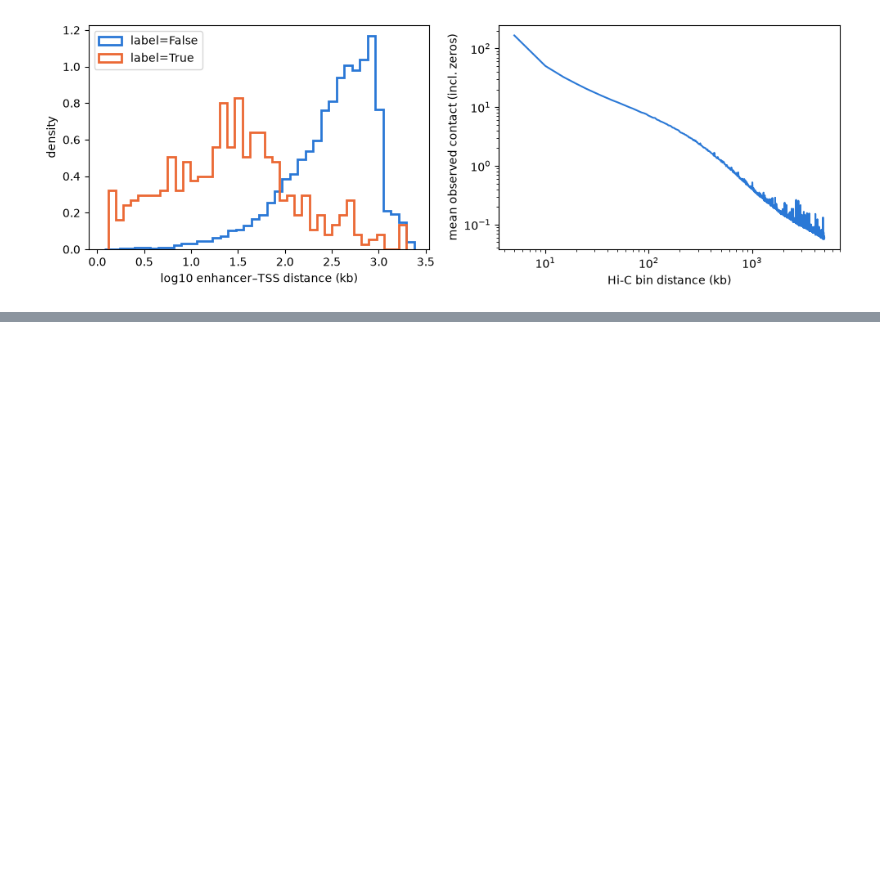
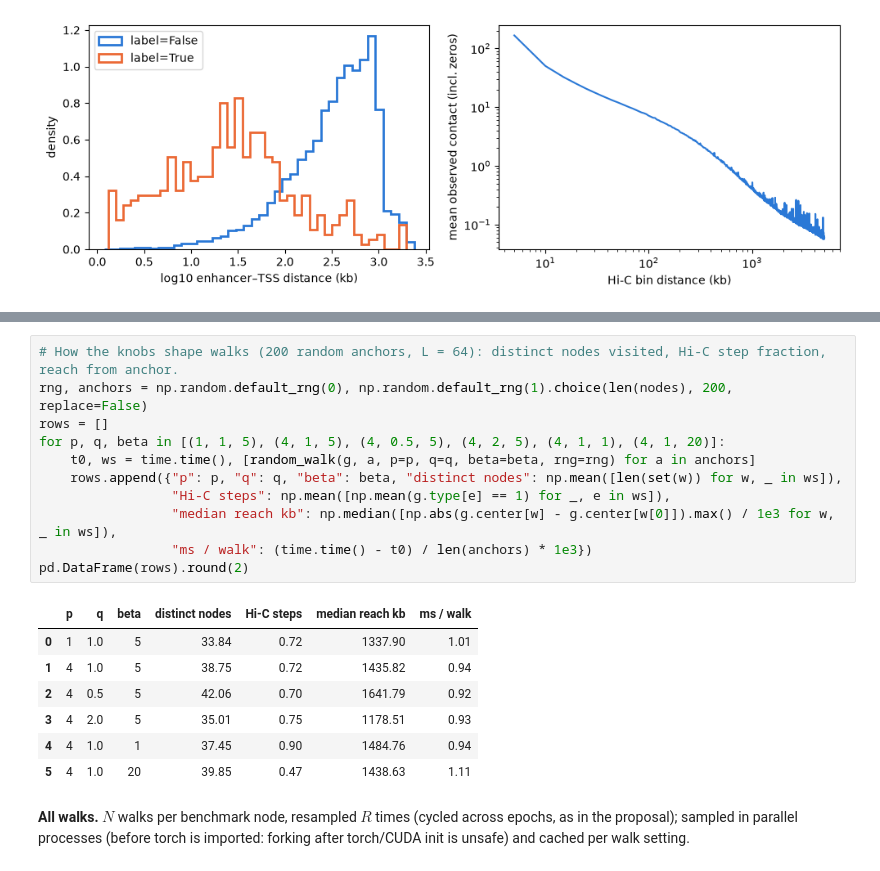
Before and after one commit to lemoncarrot/enhancer_gene_prediction, a Jupyter notebook: main.ipynb, the cells around one changed output, grey strips where cells are left out. Saved outputs shown, nothing was run; the diff lists cells and outputs as text; blank space fills up the shorter version.

```diff
--- a/main.ipynb
+++ b/main.ipynb
@@ -171,0 +240,21 @@ plt.tight_layout()
+# %%
+# How the knobs shape walks (200 random anchors, L = 64): distinct nodes visited, Hi-C step fraction, reach from anchor.
+rng, anchors = np.random.default_rng(0), np.random.default_rng(1).choice(len(nodes), 200, replace=False)
+rows = []
+for p, q, beta in [(1, 1, 5), (4, 1, 5), (4, 0.5, 5), (4, 2, 5), (4, 1, 1), (4, 1, 20)]:
+    t0, ws = time.time(), [random_walk(g, a, p=p, q=q, beta=beta, rng=rng) for a in anchors]
+    rows.append({"p": p, "q": q, "beta": beta, "distinct nodes": np.mean([len(set(w)) for w, _ in ws]),
+                 "Hi-C steps": np.mean([np.mean(g.type[e] == 1) for _, e in ws]),
+                 "median reach kb": np.median([np.abs(g.center[w] - g.center[w[0]]).max() / 1e3 for w, _ in ws]),
+                 "ms / walk": (time.time() - t0) / len(anchors) * 1e3})
+pd.DataFrame(rows).round(2)
+# %% [output]
+|  | p | q | beta | distinct nodes | Hi-C steps | median reach kb | ms / walk |
+| 0 | 1 | 1.0 | 5 | 33.84 | 0.72 | 1337.90 | 1.01 |
+| 1 | 4 | 1.0 | 5 | 38.75 | 0.72 | 1435.82 | 0.94 |
+| 2 | 4 | 0.5 | 5 | 42.06 | 0.70 | 1641.79 | 0.92 |
+| 3 | 4 | 2.0 | 5 | 35.01 | 0.75 | 1178.51 | 0.93 |
+| 4 | 4 | 1.0 | 1 | 37.45 | 0.90 | 1484.76 | 0.94 |
+| 5 | 4 | 1.0 | 20 | 39.85 | 0.47 | 1438.63 | 1.11 |
+# %% [markdown]
+**All walks.** $N$ walks per benchmark node, resampled $R$ times (cycled across epochs, as in the proposal); sampled in parallel processes (before torch is imported: forking after torch/CUDA init is unsafe) and cached per walk setting.
```
Also changed, not shown: parts of 13 cells of this notebook, 2 other files.
